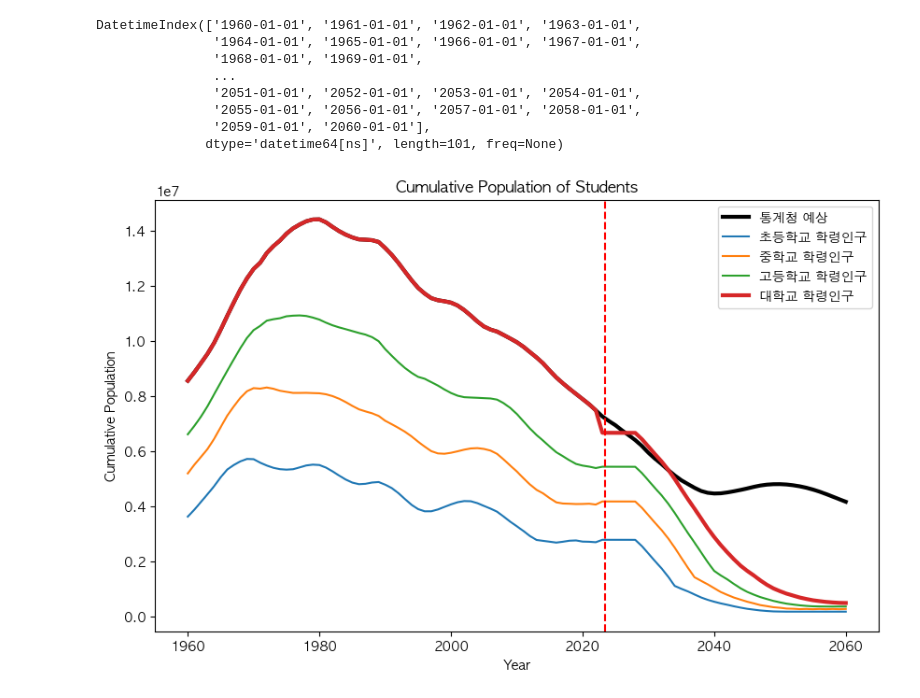
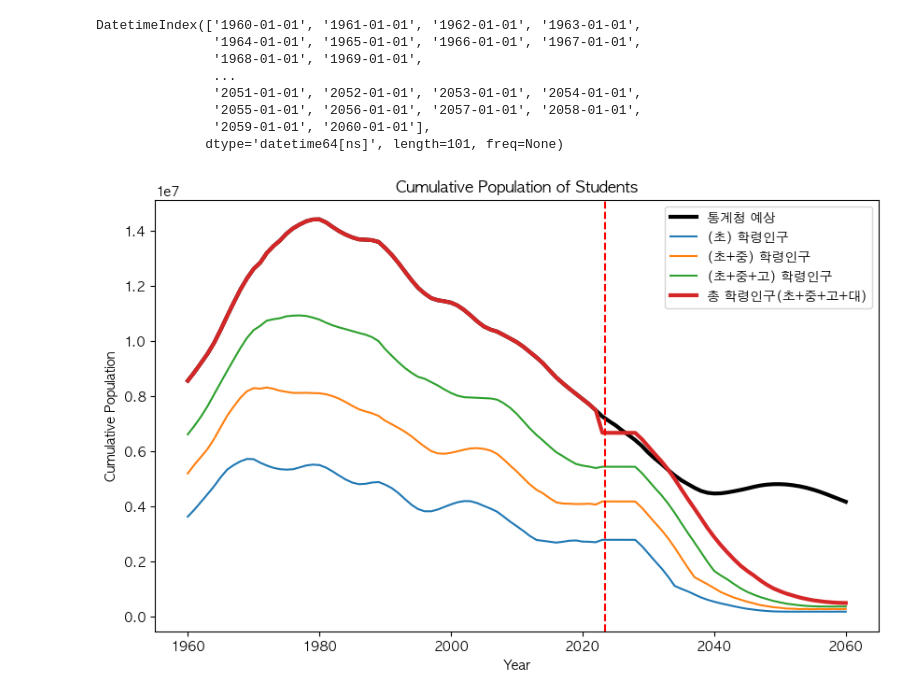
Before and after one commit to MinkyuRamen/2023KDS-HACKATHON, a Jupyter notebook: modeling/학령인구_추산.ipynb, the cells around one changed output. Saved outputs shown, nothing was run; the diff lists cells and outputs as text; code cells hidden in the pictures.

```diff
--- a/modeling/학령인구_추산.ipynb
+++ b/modeling/학령인구_추산.ipynb
@@ -169,7 +169,7 @@ for year in range(start_year, end_year + 1):
 
 # 결과를 데이터프레임으로 변환
 df_population = pd.DataFrame(population_data, index=range(start_year + 2000, end_year + 2001))  # Adjust index to actual years
-
+df_population = df_population[['초등학생', '중학생', '고등학생', '대학생']]
 # 그래프 그리기
 plt.figure(figsize=(12, 6))
 
@@ -297,22 +297,22 @@ DatetimeIndex(['1960-01-01', '1961-01-01', '1962-01-01', '1963-01-01',
 # %%
 # Calculate cumulative sum
 school_df
 # Plot
 plt.figure(figsize=(10,6))
 plt.plot(schools['학령인구'], label='통계청 예상', color='black', lw=3)
-plt.plot(school_df['초등학생'], label='초등학교 학령인구')
-plt.plot(school_df['중학생']+school_df['초등학생'], label='중학교 학령인구')
-plt.plot(school_df['고등학생']+school_df['초등학생']+school_df['중학생'], label='고등학교 학령인구')
-plt.plot(school_df['고등학생']+school_df['초등학생']+school_df['중학생']+school_df['대학생'], label='대학교 학령인구', lw=3)
+plt.plot(school_df['초등학생'], label='(초) 학령인구')
+plt.plot(school_df['중학생']+school_df['초등학생'], label='(초+중) 학령인구')
+plt.plot(school_df['고등학생']+school_df['초등학생']+school_df['중학생'], label='(초+중+고) 학령인구')
+plt.plot(school_df['고등학생']+school_df['초등학생']+school_df['중학생']+school_df['대학생'], label='총 학령인구(초+중+고+대)', lw=3)
 plt.axvline(x=19500, color='r', linestyle='--')
 
 # Adding title and labels
 plt.title('Cumulative Population of Students')
 plt.xlabel('Year')
 plt.ylabel('Cumulative Population')
 plt.legend()
 
 # Show plot
 plt.show()
 # %% [output]
-[figure, old version]
+[figure, new version]
```
Also changed, not shown: parts of 1 cell of this notebook, 2 other files.
